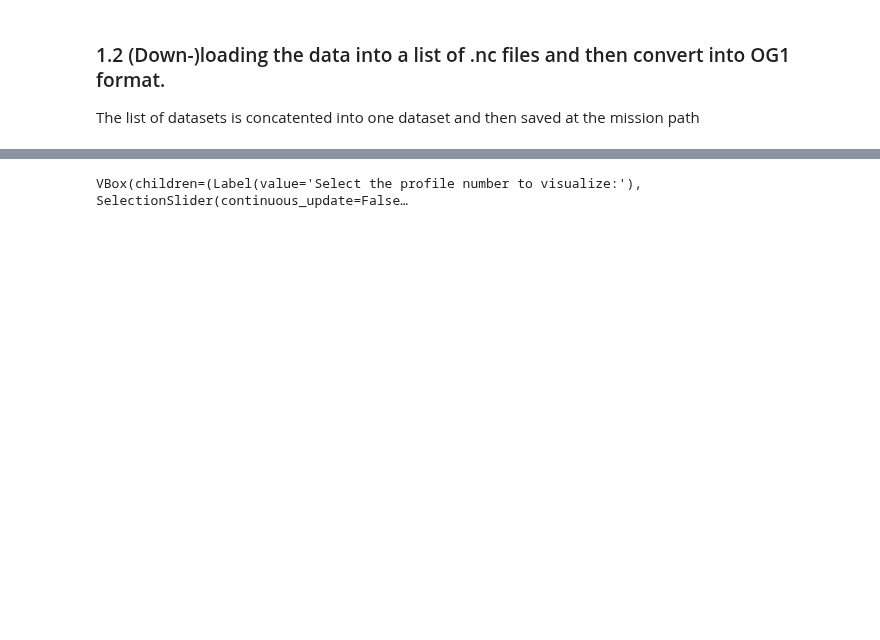
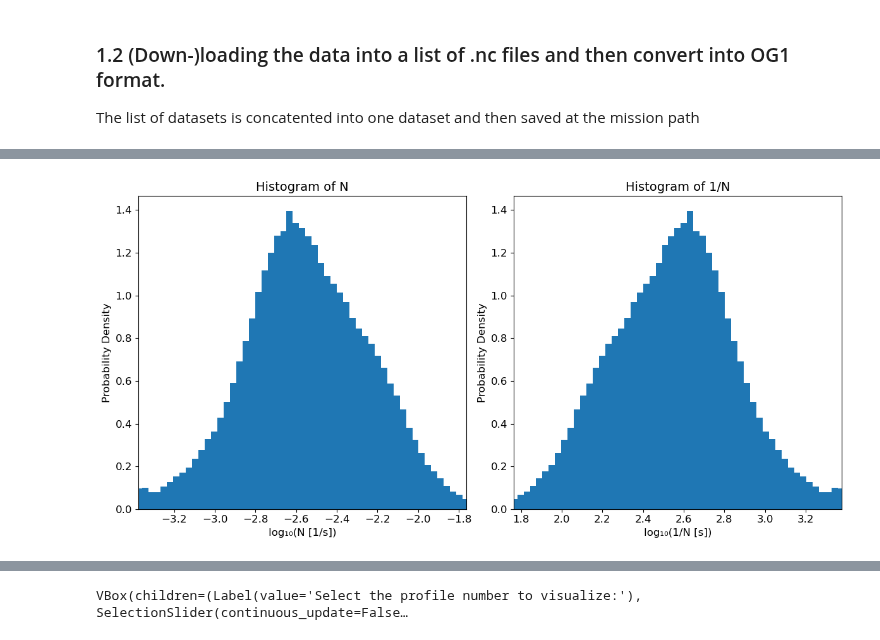
Before and after one commit to tillmrtz/dissipationSML, a Jupyter notebook: notebooks/convert_to_OG1.ipynb, the cells around one changed output, grey strips where cells are left out. Saved outputs shown, nothing was run; the diff lists cells and outputs as text; code cells hidden in the pictures; blank space fills up the shorter version.

```diff
--- a/notebooks/convert_to_OG1.ipynb
+++ b/notebooks/convert_to_OG1.ipynb
@@ -150,5 +140,0 @@ Warning: Dataset for dive number 95 is empty or invalid.
-# %%
-### add gradients of temperature and salinity to the dataset for spike control
-ds['dTdz'] = ds['TEMP'].differentiate('DEPTH')
-ds['dSdz'] = ds['PSAL'].differentiate('DEPTH')
-#ds['PSAL'].differentiate('DEPTH')
@@ -154,0 +181,3 @@ ds['dSdz'] = ds['PSAL'].differentiate('DEPTH')
+# %%
+ds = tools.add_unsorted_N(ds)
+ds = tools.add_adiabatic_sorted_N(ds, plev = 10)
@@ -154,0 +186,10 @@ ds['dSdz'] = ds['PSAL'].differentiate('DEPTH')
+# %%
+msk = ds["N"].values > 0
+ds["N"] = ds["N"].where(msk)
+msk = ds["SORTED_N"].values > 0
+ds["SORTED_N"] = ds["SORTED_N"].where(msk)
+# %%
+ds["1/N"] = (1/ds["N"])
+ds["1/SORTED_N"] = (1/ds["SORTED_N"])
+ds["1/N"].attrs["long_name"] = "Inverse of buoyancy frequency"
+ds["1/N"].attrs["units"] = "s"
@@ -154,0 +216,5 @@ ds['dSdz'] = ds['PSAL'].differentiate('DEPTH')
+# %%
+plotting.plot_histogram(ds, vars = ["N","1/N"], log_scale = True, bins = 100)
+plt.show()
+# %% [output]
+[figure, added]
```
Also changed, not shown: parts of 12 cells of this notebook, 6 other files.
